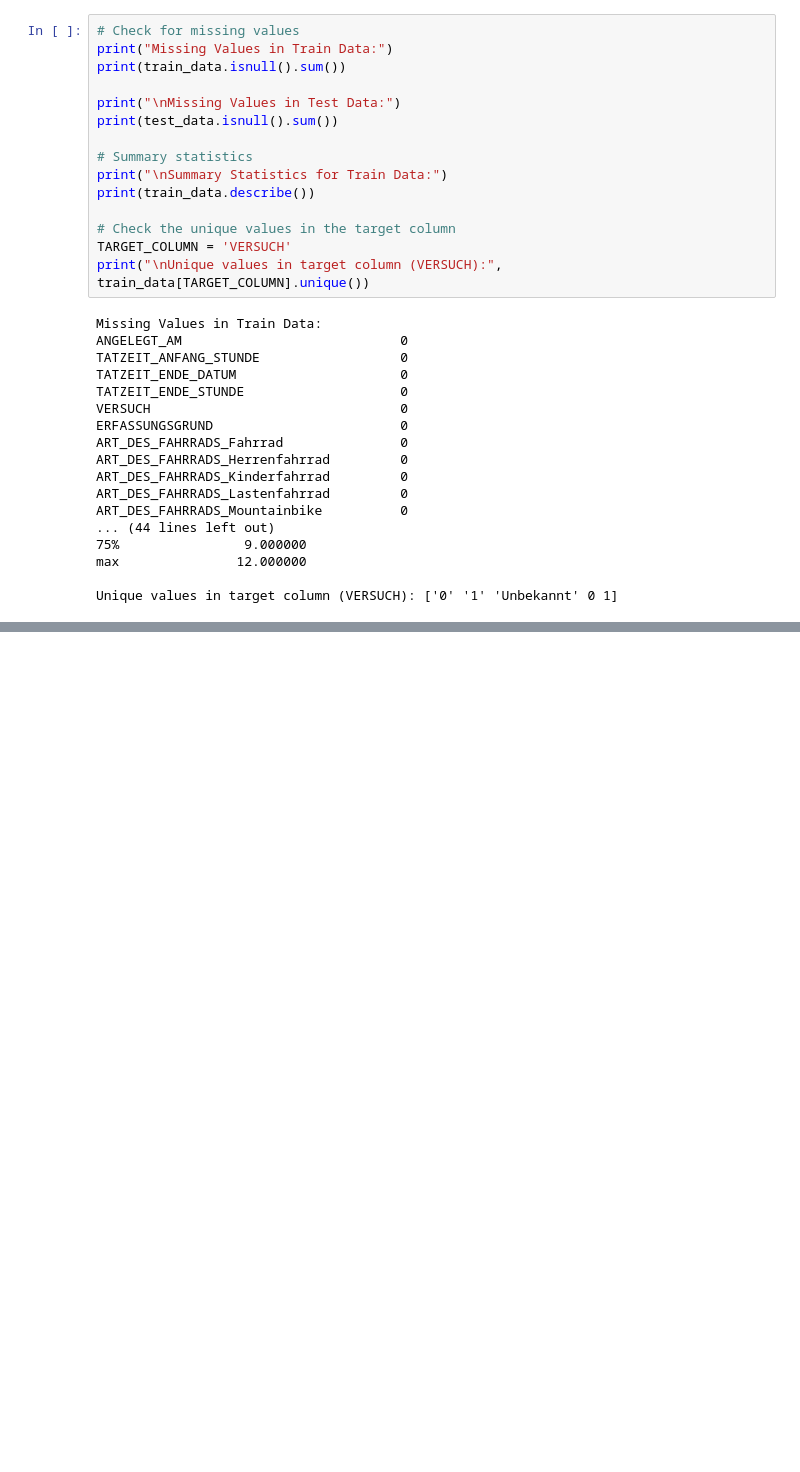
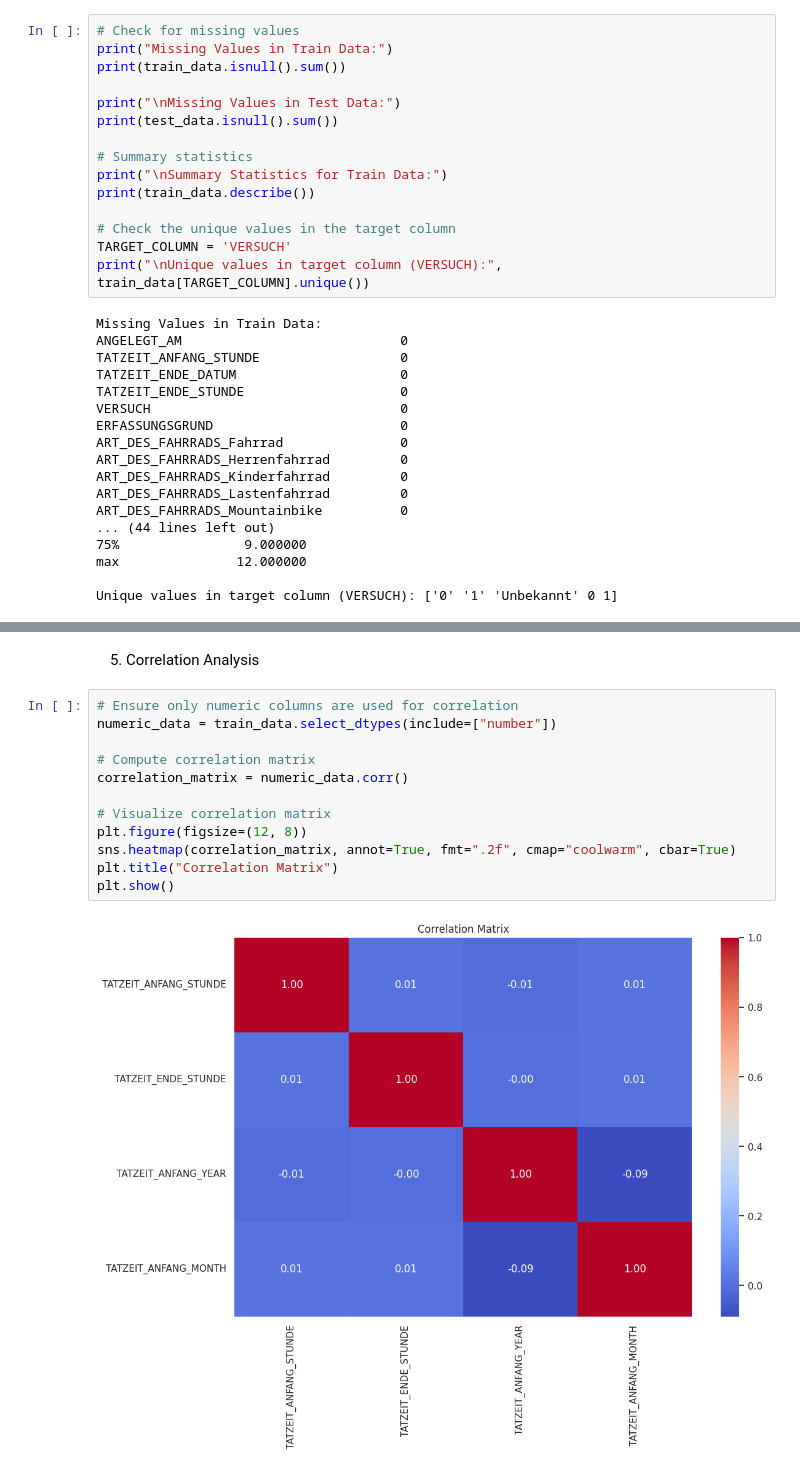
Before and after one commit to DavidTausend/bicycle_thefts_berlin, a Jupyter notebook: jupyter_notebooks/06 - ExploratoryDataAnalysis.ipynb, the cells around one changed output, grey strips where cells are left out. Drawn from its saved outputs; the diff is of its cells as text; blank space fills up the shorter version.

```diff
--- a/jupyter_notebooks/06 - ExploratoryDataAnalysis.ipynb
+++ b/jupyter_notebooks/06 - ExploratoryDataAnalysis.ipynb
@@ -91,0 +110,16 @@ Unique values in target column (VERSUCH): ['0' '1' 'Unbekannt' 0 1]
+# %% [markdown]
+5. Correlation Analysis
+# %%
+# Ensure only numeric columns are used for correlation
+numeric_data = train_data.select_dtypes(include=["number"])
+
+# Compute correlation matrix
+correlation_matrix = numeric_data.corr()
+
+# Visualize correlation matrix
+plt.figure(figsize=(12, 8))
+sns.heatmap(correlation_matrix, annot=True, fmt=".2f", cmap="coolwarm", cbar=True)
+plt.title("Correlation Matrix")
+plt.show()
+# %% [output]
+[figure, added]
```
Also changed, not shown: parts of 6 cells of this notebook.
